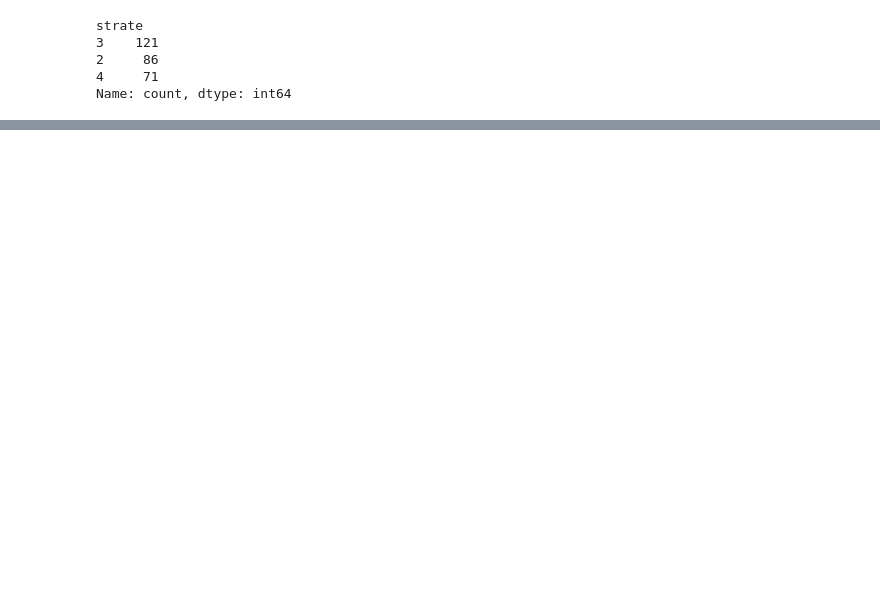
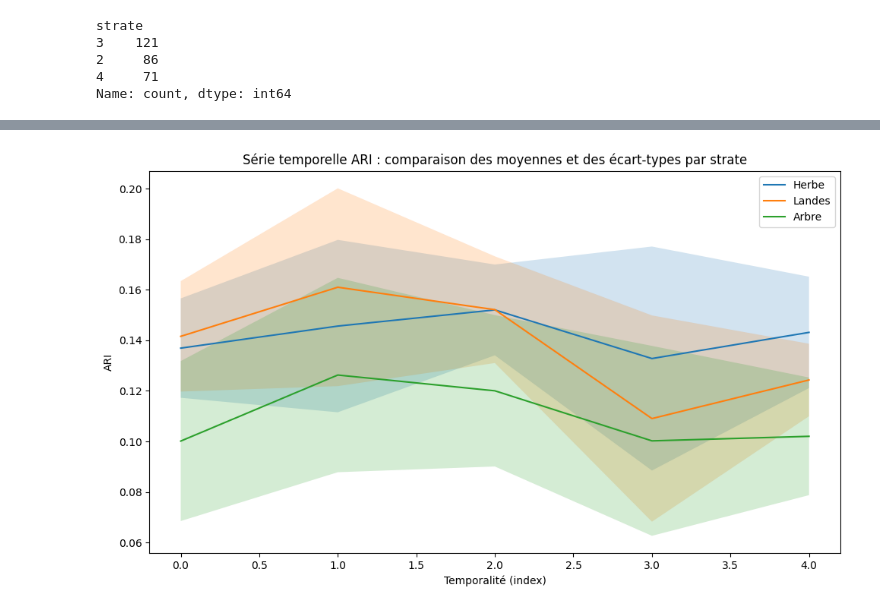
Before and after one commit to MatthieuGoubs/projet_eval_landes, a Jupyter notebook: projet_telea_GOUBERT_MATTHIEU.ipynb, the cells around one changed output, grey strips where cells are left out. Saved outputs shown, nothing was run; the diff lists cells and outputs as text; code cells hidden in the pictures; blank space fills up the shorter version.

```diff
--- a/projet_telea_GOUBERT_MATTHIEU.ipynb
+++ b/projet_telea_GOUBERT_MATTHIEU.ipynb
@@ -28,0 +139,90 @@ strat = "strate"
+# %%
+# chargement des images
+data_type_match = {'uint8': gdal.GDT_Byte,
+                   'uint16': gdal.GDT_UInt16,
+                   'uint32': gdal.GDT_UInt32,
+                   'int16': gdal.GDT_Int16,
+                   'int32': gdal.GDT_Int32,
+                   'float32': gdal.GDT_Float32,
+                   'float64': gdal.GDT_Float64}
+
+# define parameters
+file_b3 = os.path.join(my_folder, 'bretagne_23-24_B03.tif')
+file_b5 = os.path.join(my_folder, 'bretagne_23-24_B05.tif')
+out_dirname = '/home/onyxia/work/result'
+out_ari_filename = os.path.join(out_dirname, 'ARI_serie_temp.tif')
+
+
+#load images
+data_set_B3 = open_image(file_b3)
+img_B3 = load_img_as_array(file_b3)
+data_set_B5 = open_image(file_b5)
+img_B5 = load_img_as_array(file_b5)
+
+
+# do some processingwith numpy: compute ndvi
+B3 = img_B3[:,:,:].astype('float32')
+B5 = img_B5[:,:,:].astype('float32')
+ari = (1/B3 - 1/B5) / (1/B3 + 1/B5)
+
+# write it
+write_image(out_ari_filename, ari, data_set=data_set_B5,
+            gdal_dtype=data_type_match['float32'], projection=None)
+
+# passage du nodata en -9999
+ds = gdal.Open(out_ari_filename, gdal.GA_Update)
+band = ds.GetRasterBand(1)
+band.SetNoDataValue(-9999)   # ou 0, ou ce que tu veux
+band.FlushCache()
+ds = None
+
+
+# création des graphiques
+# definition des paramètres
+
+# vers n°2 du graph des moyennes et des écarts-types
+dict_X, dict_Y, dict_t = cla.get_samples_from_roi(
+    out_ari_filename,       # ton ARI multi-bandes (5 temporalités)
+    out_image,         # raster des strates (2..4)
+    output_fmt="by_label"
+)
+
+print("Strates disponibles dans dict_X :", dict_X.keys())
+
+
+names = {2:"Herbe", 3:"Landes", 4:"Arbre"}
+
+fig, ax = plt.subplots(figsize=(10, 6))
+
+# axe x = temporalités (0..5)
+n_dates = dict_X[list(dict_X.keys())[0]].shape[1]
+x = np.arange(n_dates)
+
+for lab in sorted(dict_X.keys()):   # lab = 2,3,4
+    X = dict_X[lab]                 # (nb_pixels_de_la_strate, nb_dates)
+    # Vérification des informations des différentes strates
+    print(f"Strate {lab}:")
+    print("  min :", np.nanmin(X))
+    print("  max :", np.nanmax(X))
+    print("  mean:", np.nanmean(X))
+    print("  std :", np.nanstd(X))
+
+    #mean = X.mean(axis=0)
+    #std  = X.std(axis=0)
+
+    #ax.plot(x, mean, label=names.get(lab, f"Strate {lab}"))
+    #ax.fill_between(x, mean - std, mean + std, alpha=0.2)
+
+    mean = np.nanmean(X, axis=0)
+    std  = np.nanstd(X, axis=0)
+
+    ax.plot(x, mean, label=names.get(int(lab), f"Strate {int(lab)}"))
+    ax.fill_between(x, mean - std, mean + std, alpha=0.2)
+
+ax.set_xlabel("Temporalité (index)")
+ax.set_ylabel("ARI")
+ax.set_title("Série temporelle ARI : comparaison des moyennes et des écart-types par strate")
+ax.legend()
+plt.tight_layout()
+plt.show()
+# %% [output]
@@ -28,0 +245 @@ strat = "strate"
+[figure, added]
```
Also changed, not shown: parts of 11 cells of this notebook, 2 other files.
